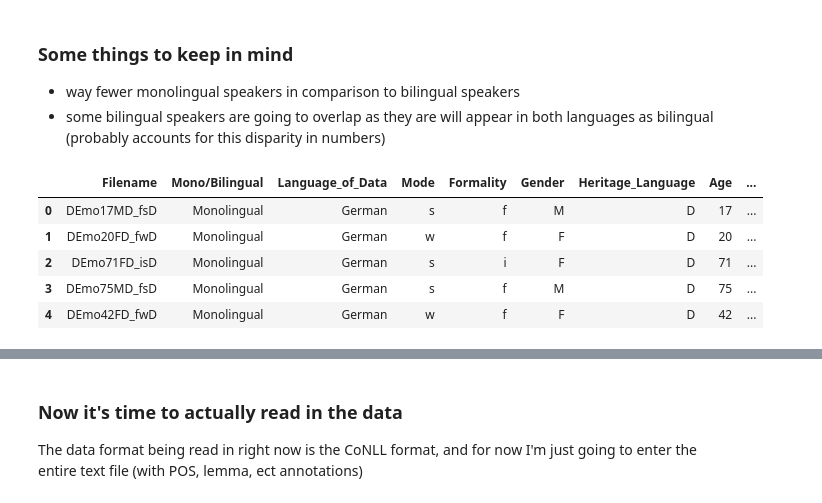
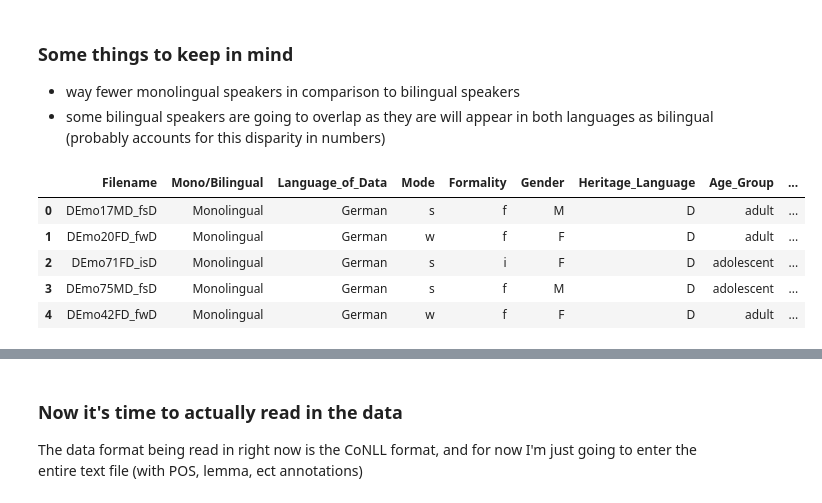
Before and after one commit to Data-Science-for-Linguists-2025/DEU-ENG-Mono-and-Billingual-Speakers, a Jupyter notebook: LoadingRUEGData.ipynb, the cells around one changed output, grey strips where cells are left out. Drawn from its saved outputs; the diff is of its cells as text; code cells hidden in the pictures.

```diff
--- a/LoadingRUEGData.ipynb
+++ b/LoadingRUEGData.ipynb
@@ -95,21 +92,21 @@ en_bi_df['Language_of_Data'] = 'English'
 # %%
 ## much easier to combine them all now and .loc them late rwhen needed
 rueg_all_df = pd.concat([de_mono_df, de_bi_df, en_mono_df, en_bi_df])
 
 rueg_all_df['Mode'] = rueg_all_df.Filename.map(lambda x: x[-2])
 rueg_all_df['Formality'] = rueg_all_df.Filename.map(lambda x: x[-3])
 rueg_all_df['Gender'] = rueg_all_df.Filename.map(lambda x: x[-6])
 rueg_all_df['Heritage_Language'] = rueg_all_df.Filename.map(lambda x: x[-5])
 rueg_all_df['Age_Group'] = rueg_all_df.Filename.map(lambda x: x[-8:-6])
+rueg_all_df['Age_Group'] = rueg_all_df.Age_Group.map(lambda x: 'adolescent' if int(x) >= 49 else 'adult')
 rueg_all_df['Country_of_Data'] = rueg_all_df.Filename.map(lambda x: x[0:2])
 rueg_all_df.head()
 
 ## ideally I fully write out spoken/written and the age group
-## Age group: 01-49 is asult and 50-99 is adolescent
 # %% [output]
-|  | Filename | Mono/Bilingual | Language_of_Data | Mode | Formality | Gender | Heritage_Language | Age | ... |
-| 0 | DEmo17MD_fsD | Monolingual | German | s | f | M | D | 17 | ... |
-| 1 | DEmo20FD_fwD | Monolingual | German | w | f | F | D | 20 | ... |
-| 2 | DEmo71FD_isD | Monolingual | German | s | i | F | D | 71 | ... |
-| 3 | DEmo75MD_fsD | Monolingual | German | s | f | M | D | 75 | ... |
-| 4 | DEmo42FD_fwD | Monolingual | German | w | f | F | D | 42 | ... |
+|  | Filename | Mono/Bilingual | Language_of_Data | Mode | Formality | Gender | Heritage_Language | Age_Group | ... |
+| 0 | DEmo17MD_fsD | Monolingual | German | s | f | M | D | adult | ... |
+| 1 | DEmo20FD_fwD | Monolingual | German | w | f | F | D | adult | ... |
+| 2 | DEmo71FD_isD | Monolingual | German | s | i | F | D | adolescent | ... |
+| 3 | DEmo75MD_fsD | Monolingual | German | s | f | M | D | adolescent | ... |
+| 4 | DEmo42FD_fwD | Monolingual | German | w | f | F | D | adult | ... |
```
Also changed, not shown: parts of 33 cells of this notebook, 1 other file.
